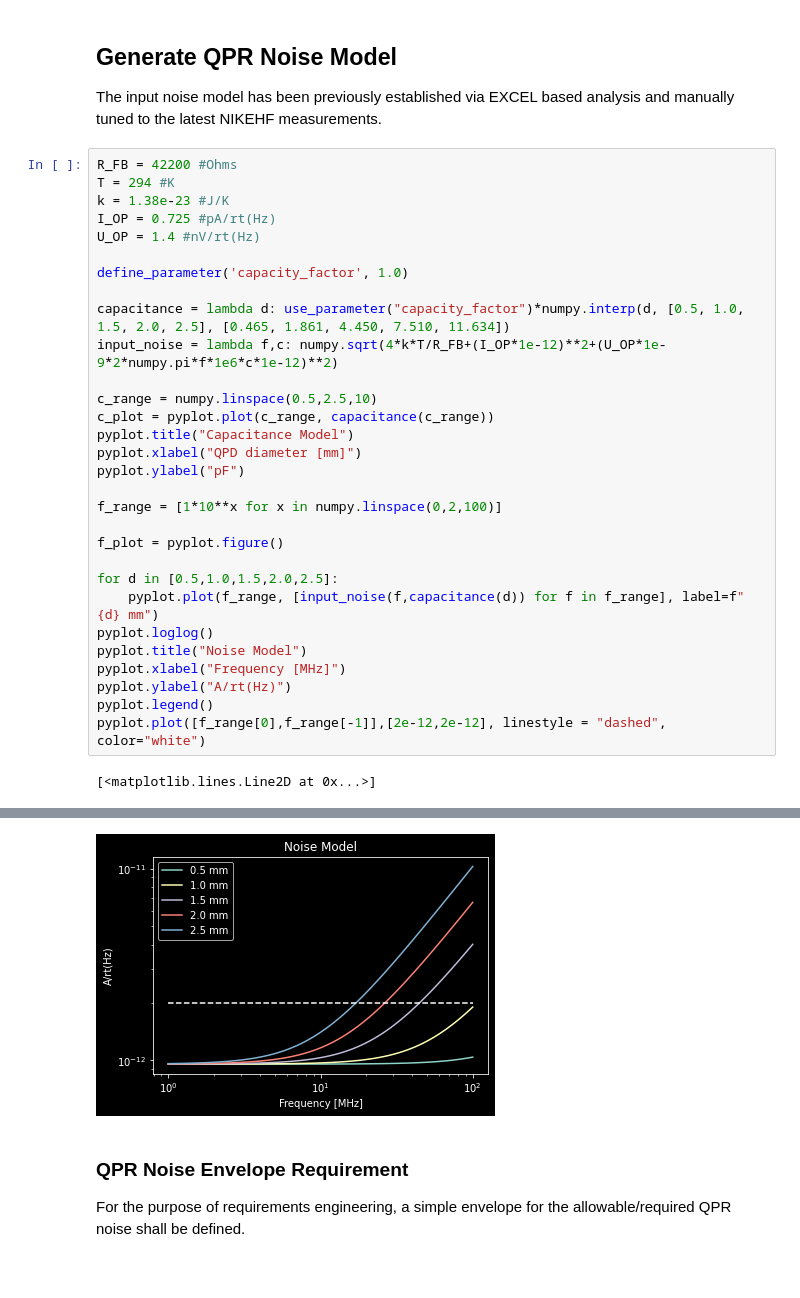
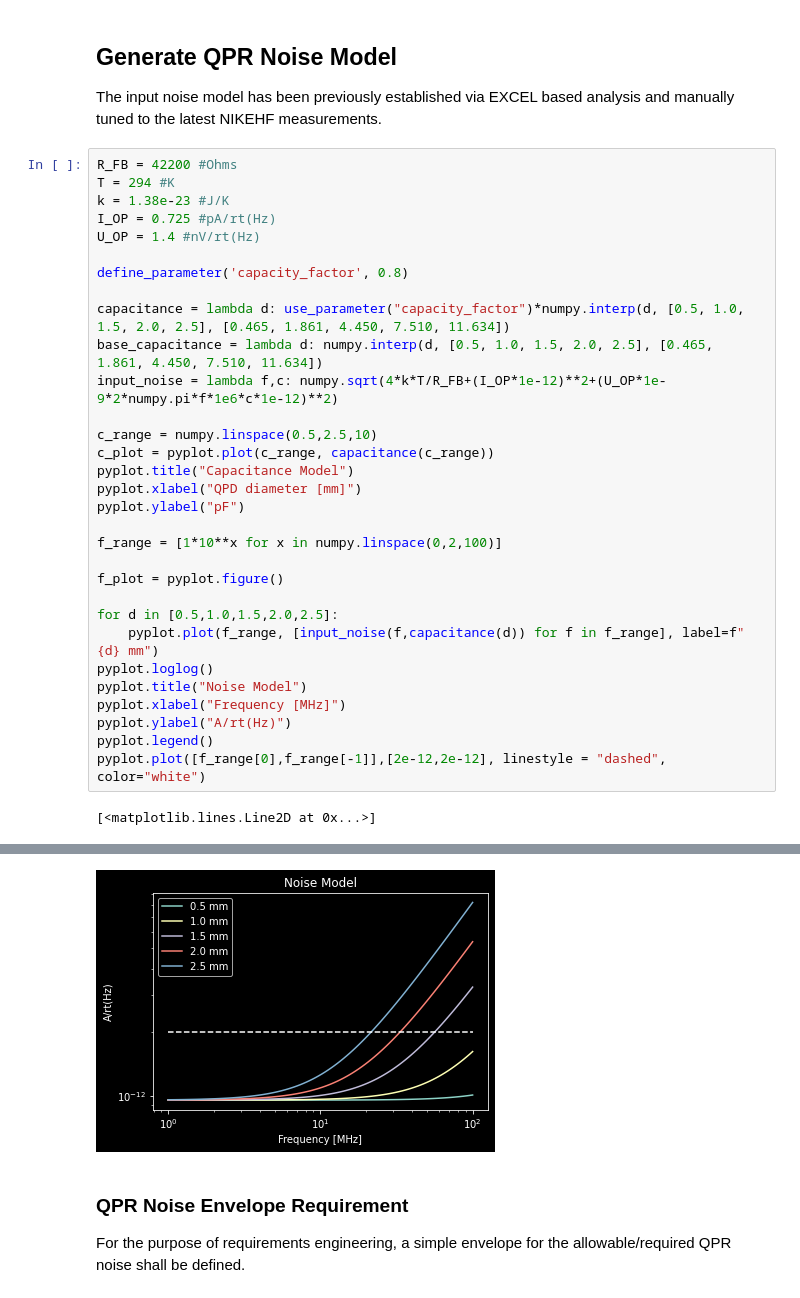
Before and after one commit to ejbfly/QPD, a Jupyter notebook: QPD_analysis.ipynb, the cells around one changed output, grey strips where cells are left out. Saved outputs shown, nothing was run; the diff lists cells and outputs as text.

```diff
--- a/QPD_analysis.ipynb
+++ b/QPD_analysis.ipynb
@@ -65,9 +65,10 @@ k = 1.38e-23 #J/K
 I_OP = 0.725 #pA/rt(Hz)
 U_OP = 1.4 #nV/rt(Hz)
 
-define_parameter('capacity_factor', 1.0)
+define_parameter('capacity_factor', 0.8)
 
 capacitance = lambda d: use_parameter("capacity_factor")*numpy.interp(d, [0.5, 1.0, 1.5, 2.0, 2.5], [0.465, 1.861, 4.450, 7.510, 11.634])
+base_capacitance = lambda d: numpy.interp(d, [0.5, 1.0, 1.5, 2.0, 2.5], [0.465, 1.861, 4.450, 7.510, 11.634])
 input_noise = lambda f,c: numpy.sqrt(4*k*T/R_FB+(I_OP*1e-12)**2+(U_OP*1e-9*2*numpy.pi*f*1e6*c*1e-12)**2)
 
 c_range = numpy.linspace(0.5,2.5,10)
@@ -94,4 +95,4 @@ pyplot.plot([f_range[0],f_range[-1]],[2e-12,2e-12], linestyle = "dashed", color=
-[figure, old version]
+[figure, new version]
 # %% [markdown]
 ### QPR Noise Envelope Requirement
 
```
Also changed, not shown: parts of 12 cells of this notebook, 10 other files.
